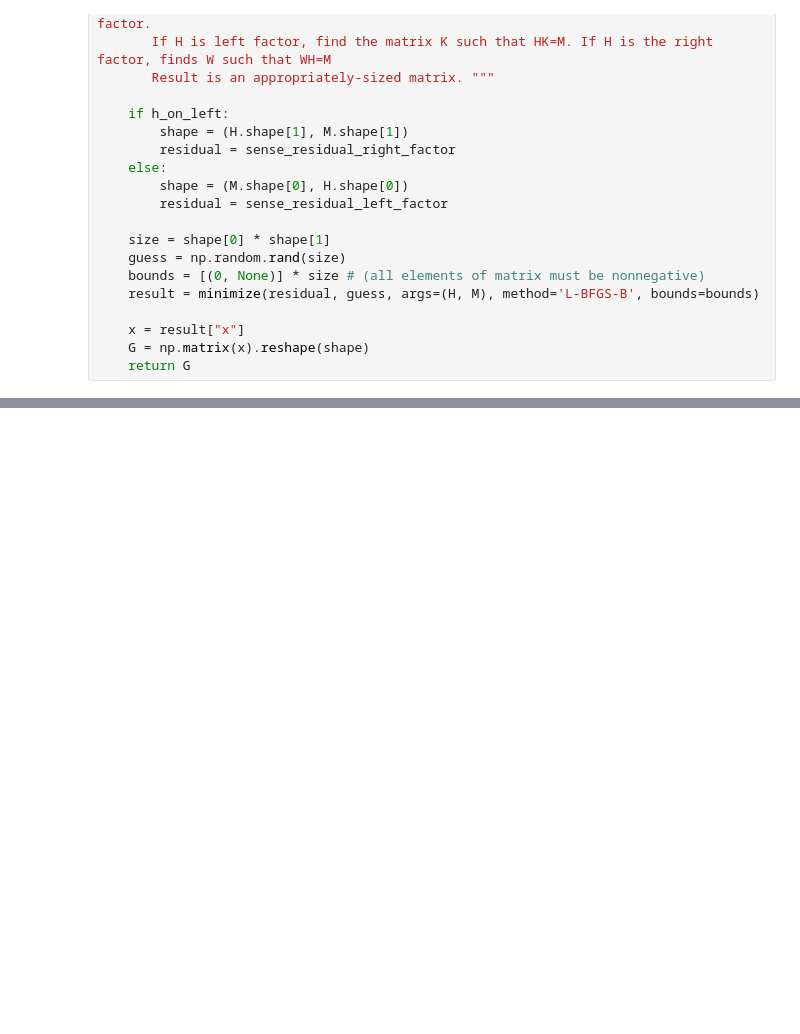
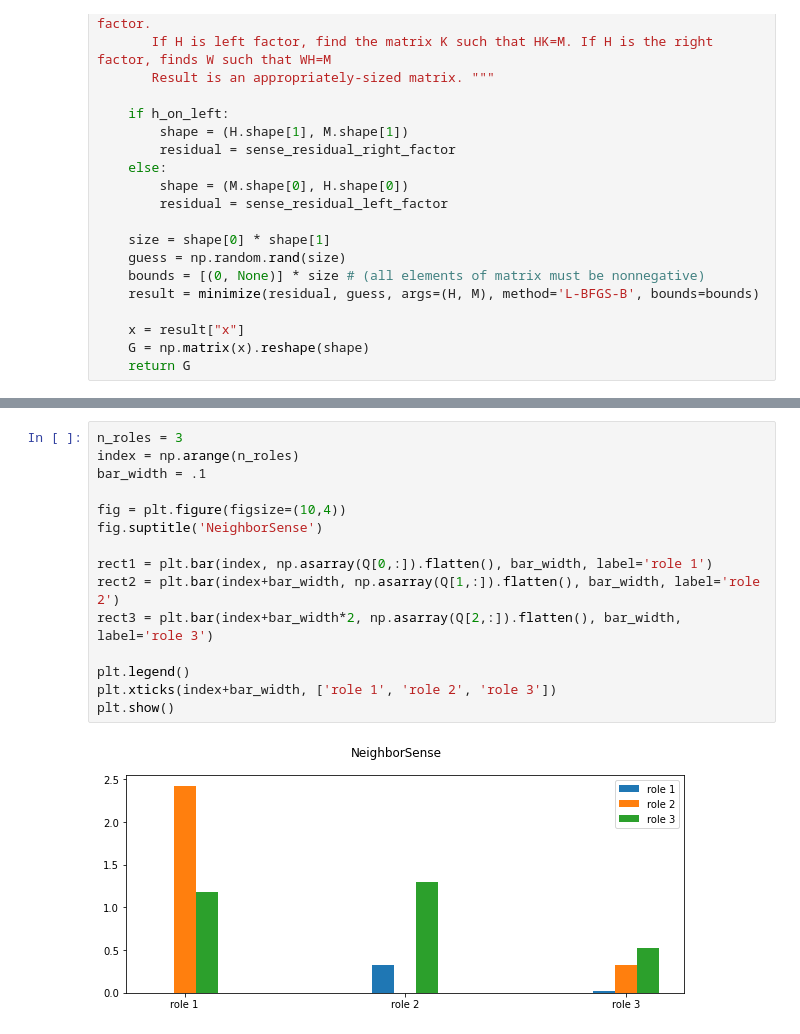
Before and after one commit to liangyufc/rolx-erasmus, a Jupyter notebook: src/sensemaking.ipynb, the cells around one changed output, grey strips where cells are left out. Drawn from its saved outputs; the diff is of its cells as text; blank space fills up the shorter version.

```diff
--- a/src/sensemaking.ipynb
+++ b/src/sensemaking.ipynb
@@ -364,0 +379,17 @@ plt.show()
+# %%
+n_roles = 3
+index = np.arange(n_roles)
+bar_width = .1
+
+fig = plt.figure(figsize=(10,4))
+fig.suptitle('NeighborSense')
+
+rect1 = plt.bar(index, np.asarray(Q[0,:]).flatten(), bar_width, label='role 1')
+rect2 = plt.bar(index+bar_width, np.asarray(Q[1,:]).flatten(), bar_width, label='role 2')
+rect3 = plt.bar(index+bar_width*2, np.asarray(Q[2,:]).flatten(), bar_width, label='role 3')
+
+plt.legend()
+plt.xticks(index+bar_width, ['role 1', 'role 2', 'role 3'])
+plt.show()
+# %% [output]
+[figure, added]
```
Also changed, not shown: parts of 9 cells of this notebook.
